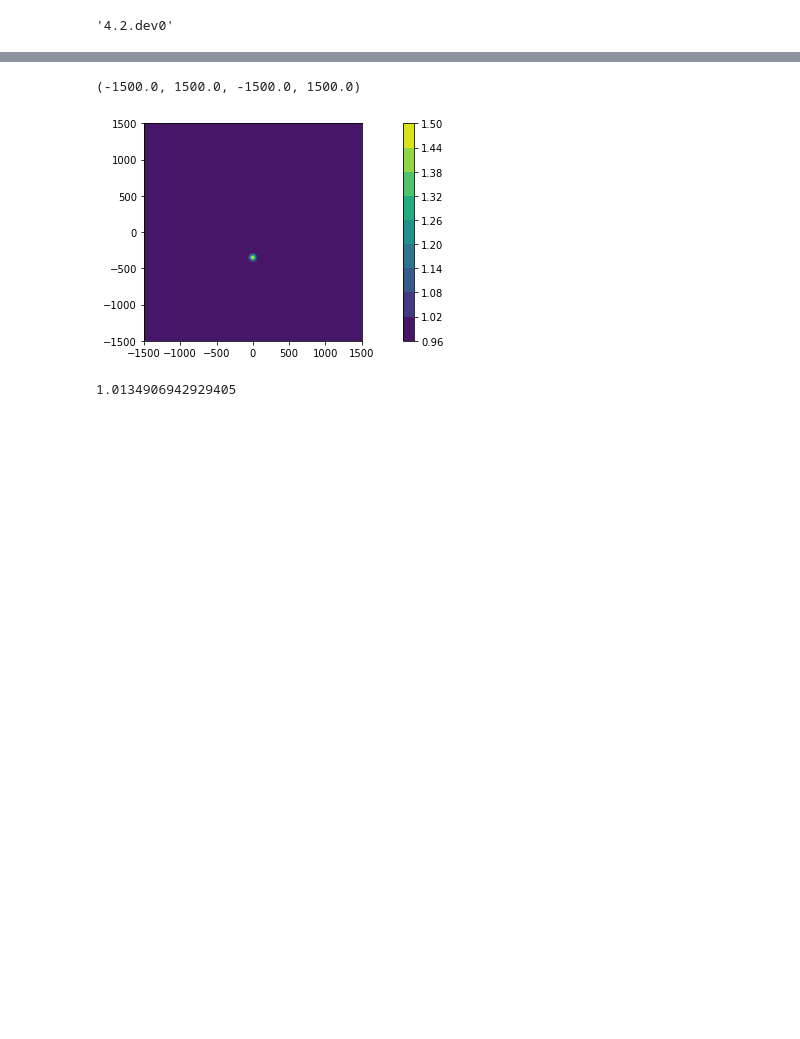
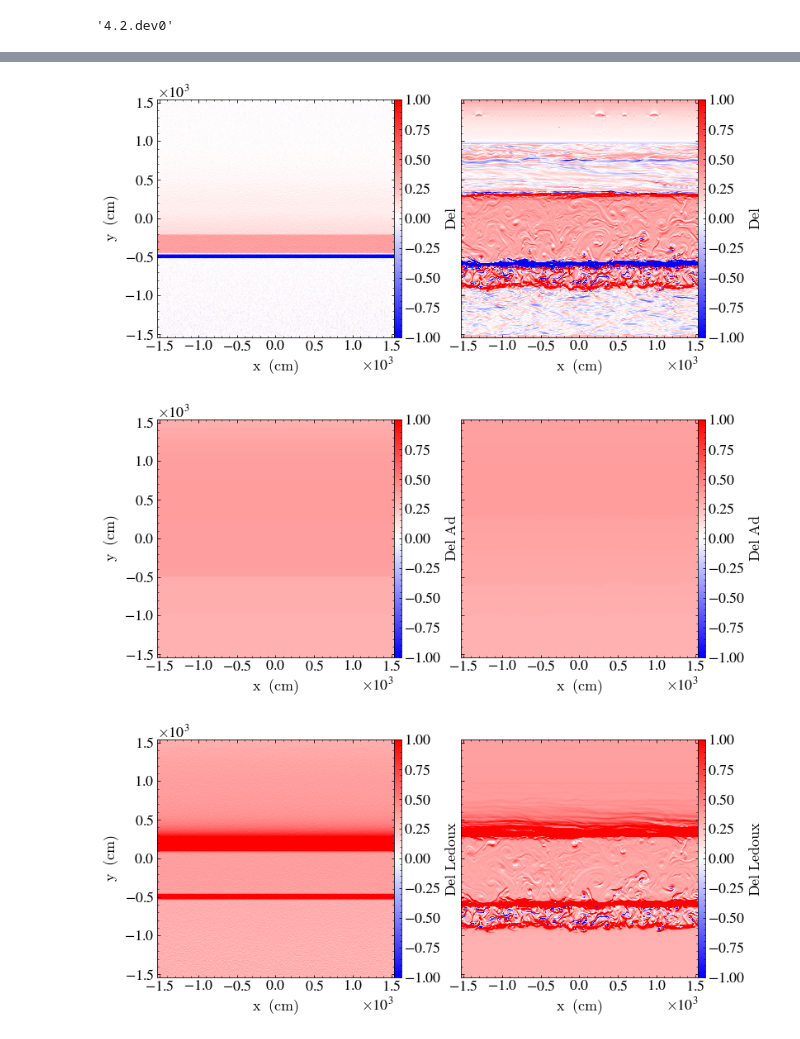
Before and after one commit to AMReX-Astro/MAESTROeX, a Jupyter notebook: Exec/science/xrb_layered/analysis/play_yt.ipynb, the cells around one changed output, grey strips where cells are left out. Saved outputs shown, nothing was run; the diff lists cells and outputs as text; code cells hidden in the pictures; blank space fills up the shorter version.

```diff
--- a/Exec/science/xrb_layered/analysis/play_yt.ipynb
+++ b/Exec/science/xrb_layered/analysis/play_yt.ipynb
@@ -162,24 +176,19 @@ yt.set_log_level(50)
-# %%
-# temperature perturbation
-H = 1.5e3
-x=y=np.linspace(-H,H,200)
-xx,yy = np.meshgrid(x,y)
-
-pert_size = 50
-pert_factor = 0.5
-pert_height = 1100
-
-rad_pert = -pert_size**2 /(4.0 * np.log(0.5))
-dist2 = xx**2 + (yy - (H/2-pert_height))**2
-Tpert = 1.0 + pert_factor * np.exp(-dist2 / rad_pert)
-
-plt.contourf(xx,yy,Tpert)
-plt.colorbar()
-plt.axis('square')
-# %% [output]
-(-1500.0, 1500.0, -1500.0, 1500.0)
-[figure, removed]
-# %%
-np.max(Tpert)
-# %% [output]
-1.0134906942929405
+# %%
+# convective grad
+
+plotfiles = glob.glob(run_dir+"PLOTS/xrb*/convgrad")
+plotfiles = [file for file in plotfiles if "old" not in file]
+Nums = [int(file.split("/")[-2].split("_")[-1]) for file in plotfiles if ("after" not in file and "Init" not in file)]
+Nlast = max(Nums)
+ds1_grad = yt.load(run_dir+"PLOTS/xrb_0000000/convgrad", hint="maestro")
+ds2_grad = yt.load(run_dir+"PLOTS/xrb_%07d/convgrad"%Nlast, hint="maestro")
+
+# print(ds1.field_list)
+
+compare_one_var('del',DS1=ds1_grad,DS2=ds2_grad, minimum=-1, maximum=1, cmap='bwr')
+compare_one_var('del_ad',DS1=ds1_grad,DS2=ds2_grad, minimum=-1, maximum=1, cmap='bwr')
+compare_one_var('del_ledoux',DS1=ds1_grad,DS2=ds2_grad, minimum=-1, maximum=1, cmap='bwr')
+# %% [output]
+[figure, added]
+[figure, added]
+[figure, added]
```
Also changed, not shown: parts of 12 cells of this notebook, 23 other files.
